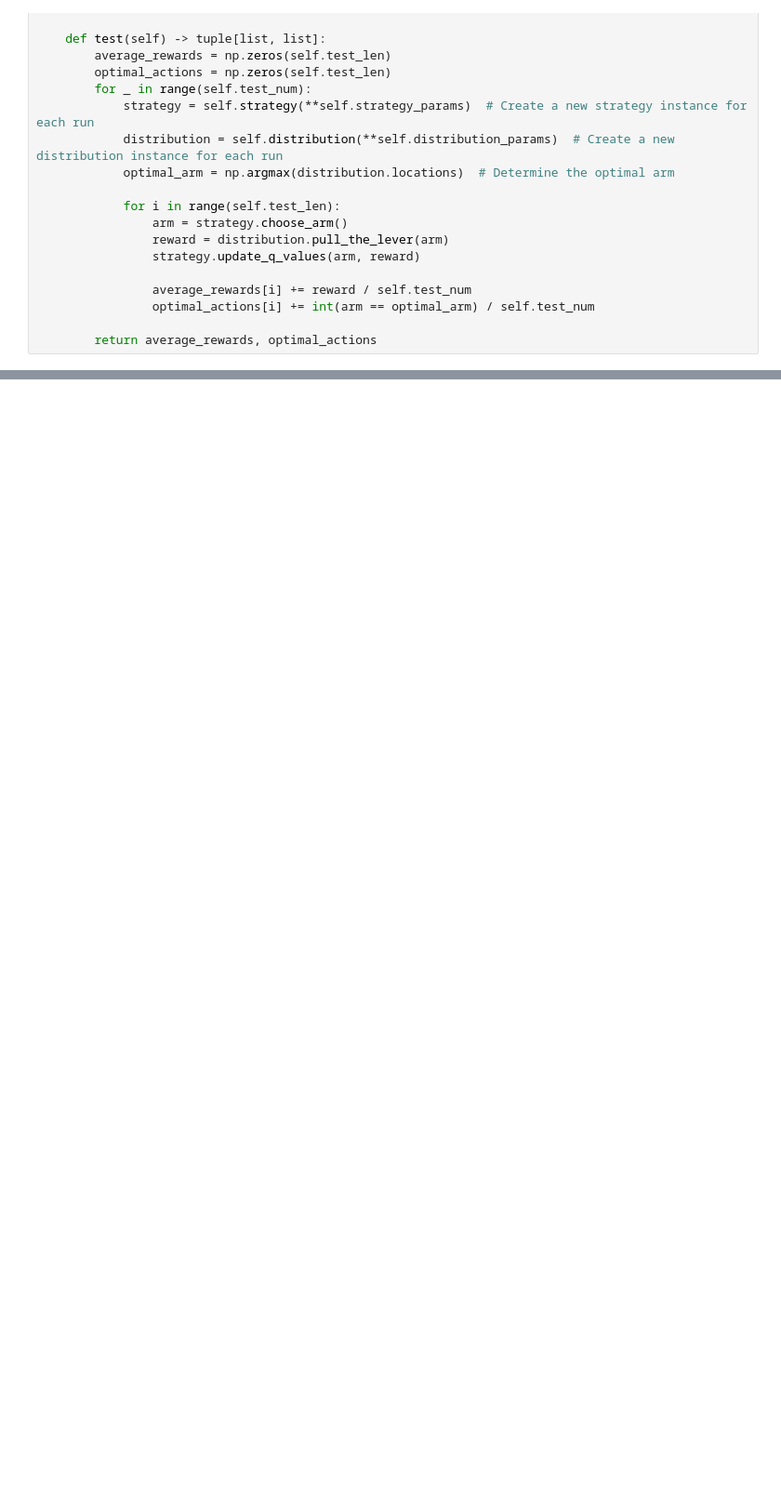
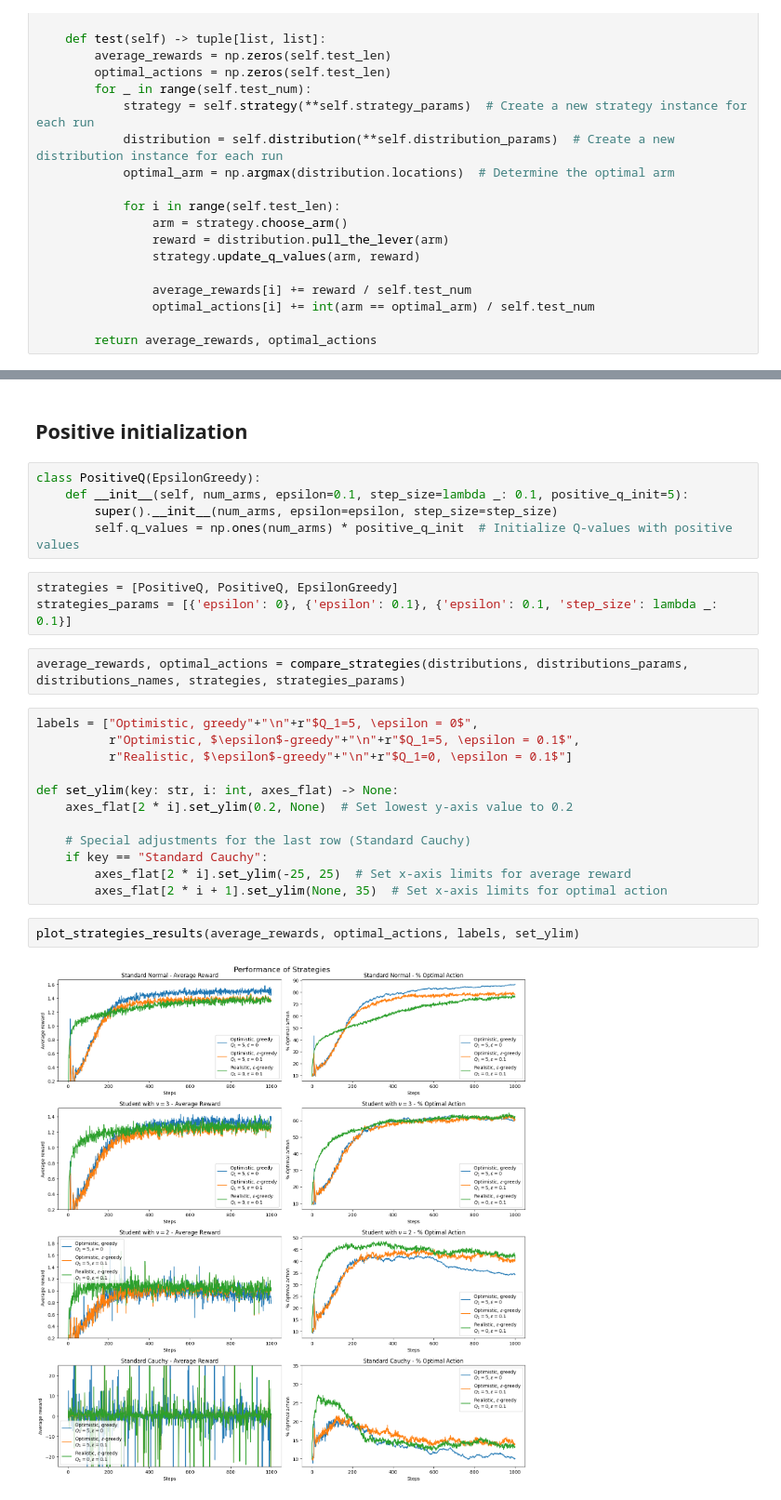
Before and after one commit to davynchi/diploma, a Jupyter notebook: bandit_tester.ipynb, the cells around one changed output, grey strips where cells are left out. Shown at 93% size. Saved outputs shown, nothing was run; the diff lists cells and outputs as text; blank space fills up the shorter version.

Commit message:
Added comparison for the optimistic strategy

```diff
--- a/bandit_tester.ipynb
+++ b/bandit_tester.ipynb
@@ -203,0 +218,28 @@ plt.show()
+# %% [markdown]
+## Positive initialization
+# %%
+class PositiveQ(EpsilonGreedy):
+    def __init__(self, num_arms, epsilon=0.1, step_size=lambda _: 0.1, positive_q_init=5):
+        super().__init__(num_arms, epsilon=epsilon, step_size=step_size)
+        self.q_values = np.ones(num_arms) * positive_q_init  # Initialize Q-values with positive values
+# %%
+strategies = [PositiveQ, PositiveQ, EpsilonGreedy]
+strategies_params = [{'epsilon': 0}, {'epsilon': 0.1}, {'epsilon': 0.1, 'step_size': lambda _: 0.1}]
+# %%
+average_rewards, optimal_actions = compare_strategies(distributions, distributions_params, distributions_names, strategies, strategies_params)
+# %%
+labels = ["Optimistic, greedy"+"\n"+r"$Q_1=5, \epsilon = 0$",
+          r"Optimistic, $\epsilon$-greedy"+"\n"+r"$Q_1=5, \epsilon = 0.1$",
+          r"Realistic, $\epsilon$-greedy"+"\n"+r"$Q_1=0, \epsilon = 0.1$"]
+
+def set_ylim(key: str, i: int, axes_flat) -> None:
+    axes_flat[2 * i].set_ylim(0.2, None)  # Set lowest y-axis value to 0.2
+
+    # Special adjustments for the last row (Standard Cauchy)
+    if key == "Standard Cauchy":
+        axes_flat[2 * i].set_ylim(-25, 25)  # Set x-axis limits for average reward
+        axes_flat[2 * i + 1].set_ylim(None, 35)  # Set x-axis limits for optimal action
+# %%
+plot_strategies_results(average_rewards, optimal_actions, labels, set_ylim)
+# %% [output]
+[figure, added]
```
Also changed, not shown: parts of 17 cells of this notebook.
